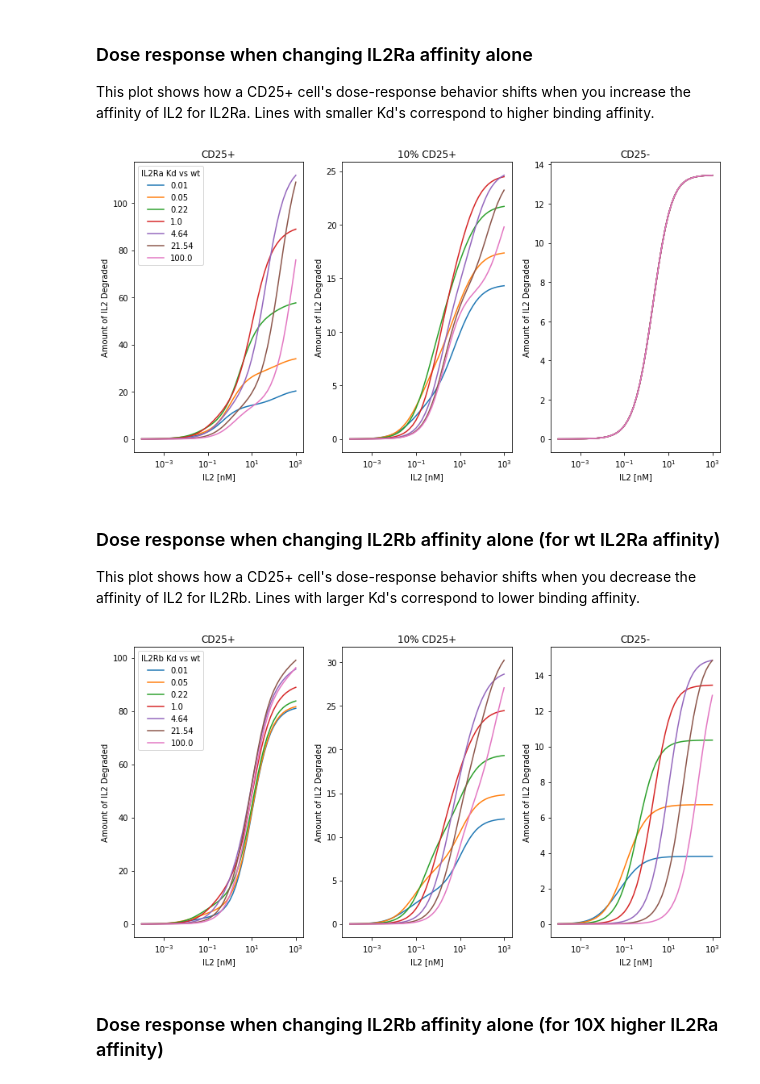
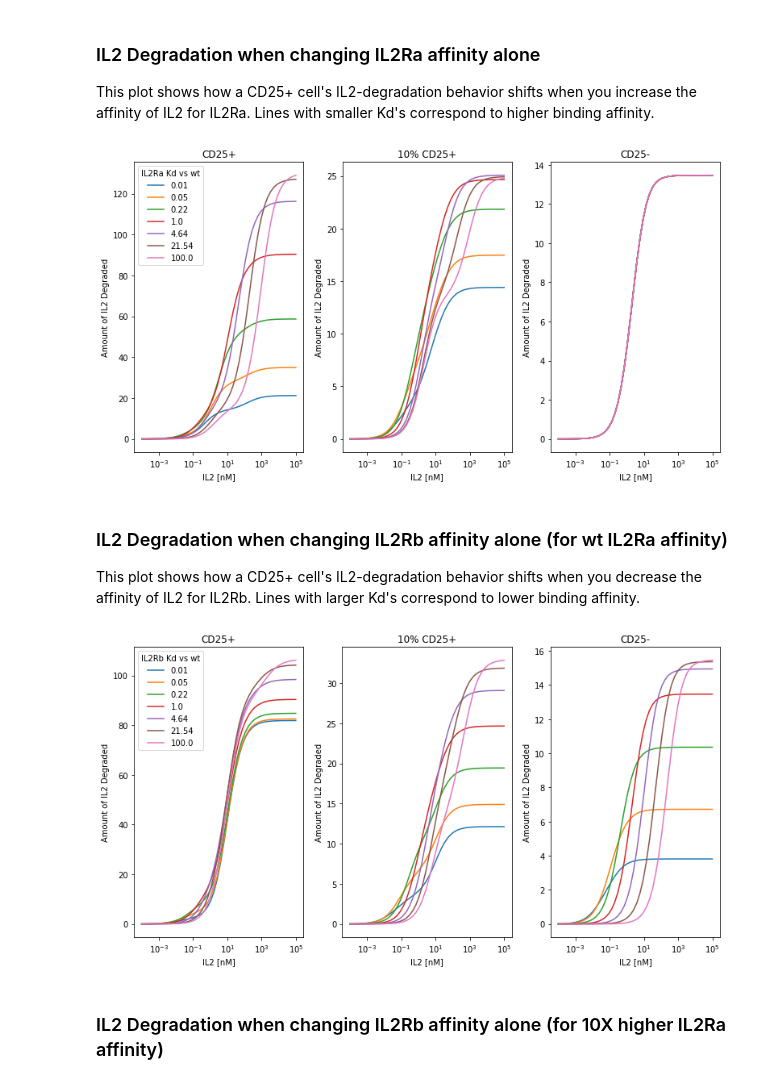
Before and after one commit to meyer-lab/gc-valent, a Jupyter notebook: VisterraThree.ipynb, the cells around one changed output. Drawn from its saved outputs; the diff is of its cells as text; code cells hidden in the pictures.

Commit message:
Initial Ligand Degradation Plots

```diff
--- a/VisterraThree.ipynb
+++ b/VisterraThree.ipynb
@@ -10,72 +10,71 @@ from ckine.model import runIL2simpleLD
 
 changesAff = np.logspace(-2, 2, num=7)
 
-def dRespon_ld(input, CD25): # same as dRespon except with different ILs range
-        """ Calculate an IL2 dose response curve. """
-        ILs = np.logspace(-4.0, 3.0)
+def ligandDeg(input, CD25):
+        """ Calculate an IL2 degradation curve. """
+        ILs = np.logspace(-4.0, 5.0)
         ld = np.array([runIL2simpleLD(input, ii, CD25) for ii in ILs])
         return ILs, ld
-# CD25 and ax should be same
 
-def plot_dResp_2Ra(CD25, ax):
-    """ Plots dose response curves for various IL2Ra affinities given a CD25 relative expression rate. """
+def plot_lDeg_2Ra(CD25, ax):
+    """ Plots IL2 degradation curves for various IL2Ra affinities given a CD25 relative expression rate. """
     for i, itemA in enumerate(changesAff):
-        ILs, BB = dRespon_ld([itemA, 1.0], CD25)
+        ILs, BB = ligandDeg([itemA, 1.0], CD25)
         ax.semilogx(ILs, BB, label=str(round(itemA, 2)))
 
     ax.set_ylabel('Amount of IL2 Degraded'); #Units?
     ax.set_xlabel('IL2 [nM]');
 
-def plot_dResp_2Rb(CD25, ax):
-    """ Plots dose response curves for various IL2Rb affinities given a CD25 relative expression rate. """
+def plot_lDeg_2Rb(CD25, ax):
+    """ Plots IL2 degradation curves for various IL2Rb affinities given a CD25 relative expression rate. """
     for i, itemB in enumerate(changesAff):
-        ILs, BB = dRespon_ld([1.0, itemB], CD25)
+        ILs, BB = ligandDeg([1.0, itemB], CD25)
         ax.semilogx(ILs, BB, label=str(round(itemB, 2)))
 
     ax.set_ylabel('Amount of IL2 Degraded');
     ax.set_xlabel('IL2 [nM]');
 
-def plot_dResp_2Rb_HIGH(CD25, ax):
-    """ Plots dose response curves for various IL2Rb affinities given a CD25 relative expression rate. """
+def plot_lDeg_2Rb_HIGH(CD25, ax):
+    """ Plots IL2 degradation curves for various IL2Rb affinities given a CD25 relative expression rate. """
     for i, itemB in enumerate(changesAff):
-        ILs, BB = dRespon_ld([0.1, itemB], CD25)
+        ILs, BB = ligandDeg([0.1, itemB], CD25)
         ax.semilogx(ILs, BB, label=str(round(itemB, 2)))
 
     ax.set_ylabel('Amount of IL2 Degraded');
     ax.set_xlabel('IL2 [nM]');
 # %% [markdown]
-### Dose response when changing IL2Ra affinity alone
+### IL2 Degradation when changing IL2Ra affinity alone
 
-This plot shows how a CD25+ cell's dose-response behavior shifts when you increase the affinity of IL2 for IL2Ra. Lines with smaller Kd's correspond to higher binding affinity.
+This plot shows how a CD25+ cell's IL2-degradation behavior shifts when you increase the affinity of IL2 for IL2Ra. Lines with smaller Kd's correspond to higher binding affinity.
 # %%
 fig, axs = plt.subplots(1, 3, figsize=(11, 6))
-plot_dResp_2Ra(1.0, axs[0]);
+plot_lDeg_2Ra(1.0, axs[0]);
 axs[0].set_title("CD25+")
-plot_dResp_2Ra(0.1, axs[1]);
+plot_lDeg_2Ra(0.1, axs[1]);
 axs[1].set_title("10% CD25+")
-plot_dResp_2Ra(0.0, axs[2]);
+plot_lDeg_2Ra(0.0, axs[2]);
 axs[2].set_title("CD25-");
 axs[0].legend(title="IL2Ra Kd vs wt");
 fig.tight_layout()
 # %% [output]
-[figure, old version]
+[figure, new version]
 # %% [markdown]
-### Dose response when changing IL2Rb affinity alone (for wt IL2Ra affinity)
+### IL2 Degradation when changing IL2Rb affinity alone (for wt IL2Ra affinity)
 
-This plot shows how a CD25+ cell's dose-response behavior shifts when you decrease the affinity of IL2 for IL2Rb. Lines with larger Kd's correspond to lower binding affinity.
+This plot shows how a CD25+ cell's IL2-degradation behavior shifts when you decrease the affinity of IL2 for IL2Rb. Lines with larger Kd's correspond to lower binding affinity.
 # %%
 fig, axs = plt.subplots(1, 3, figsize=(11, 6))
-plot_dResp_2Rb(1.0, axs[0]);
+plot_lDeg_2Rb(1.0, axs[0]);
 axs[0].set_title("CD25+")
 axs[0].legend(title="IL2Rb Kd vs wt");
-plot_dResp_2Rb(0.1, axs[1]);
+plot_lDeg_2Rb(0.1, axs[1]);
 axs[1].set_title("10% CD25+")
-plot_dResp_2Rb(0.0, axs[2]);
+plot_lDeg_2Rb(0.0, axs[2]);
 axs[2].set_title("CD25-");
 fig.tight_layout()
 # %% [output]
-[figure, old version]
+[figure, new version]
 # %% [markdown]
-### Dose response when changing IL2Rb affinity alone (for 10X higher IL2Ra affinity)
+### IL2 Degradation when changing IL2Rb affinity alone (for 10X higher IL2Ra affinity)
 # %%
 fig, axs = plt.subplots(1, 3, figsize=(11, 6))
```
Also changed, not shown: parts of 1 cell of this notebook, 1 other file.
